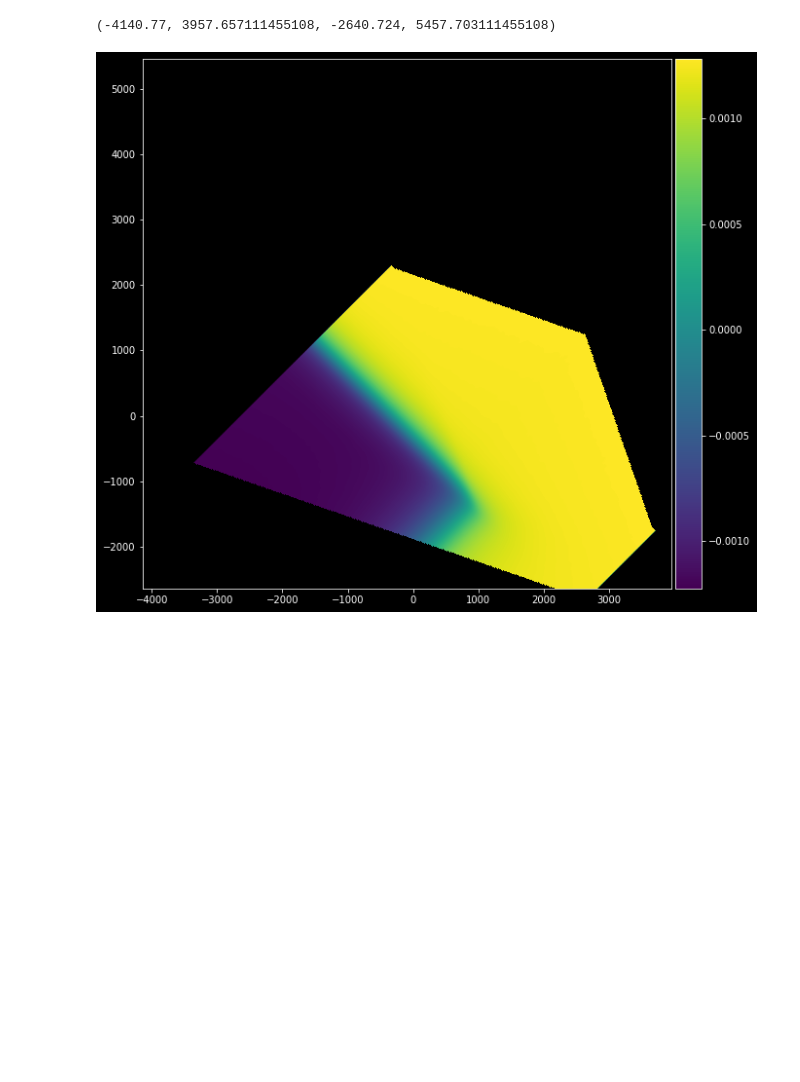
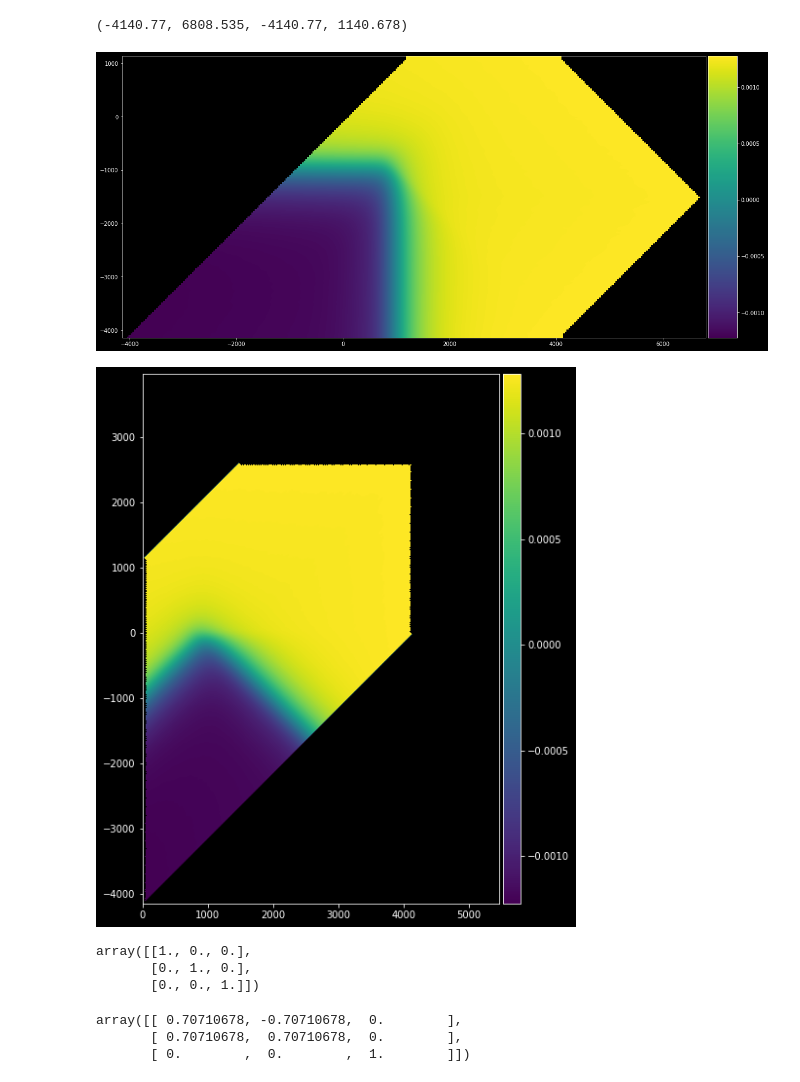
Before and after one commit to peytondmurray/pyforc, a Jupyter notebook: notebooks/plotting.ipynb, the cells around one changed output. Cells and saved outputs as stored; diff of their text form; code cells hidden in the pictures; blank space fills up the shorter version.

Commit message:
Plotting in HHr and HcHb works now - transforms behave as expected.

```diff
--- a/notebooks/plotting.ipynb
+++ b/notebooks/plotting.ipynb
@@ -10,6 +10,7 @@ f = pfc.forc.Forc(
     pfc.ingester.PMCIngester,
     pfc.config.Config(
         file_name='/home/pdmurray/Desktop/workspace/pyforc/tests/fixtures/hchb_forc',
+        interpolation='linear',
         pipeline=[
             pfc.ops.correct_drift,
             pfc.ops.interpolate,
@@ -22,8 +23,8 @@ chchb = pfc.coordinates.CoordinatesHcHb()
 # %%
 f.data.get_extent(chchb)
 # %% [output]
-(-4140.77, 3957.657111455108, -2640.724, 5457.703111455108)
+(-4140.77, 6808.535, -4140.77, 1140.678)
 # %%
-ax = pfc.plot.imshow(f, coords='hchb')
+ax = pfc.plot.imshow(f, coords='hhr', mask=True)
 # %% [output]
-[figure, old version]
+[figure, new version]
@@ -32,3 +31,18 @@ c = f.data.curves()
 # %%
-fig, ax = plt.subplots(figsize=(12, 12))
-ax.imshow()
+ax = pfc.plot.imshow(f, coords='hchb', mask=True)
+# %% [output]
+[figure, added]
+# %%
+t = transforms.Affine2D()
+t.get_matrix()
+# %% [output]
+array([[1., 0., 0.],
+       [0., 1., 0.],
+       [0., 0., 1.]])
+# %%
+t.rotate(np.pi/4)
+t.get_matrix()
+# %% [output]
+array([[ 0.70710678, -0.70710678,  0.        ],
+       [ 0.70710678,  0.70710678,  0.        ],
+       [ 0.        ,  0.        ,  1.        ]])
```
Also changed, not shown: parts of 1 cell of this notebook, 3 other files.
